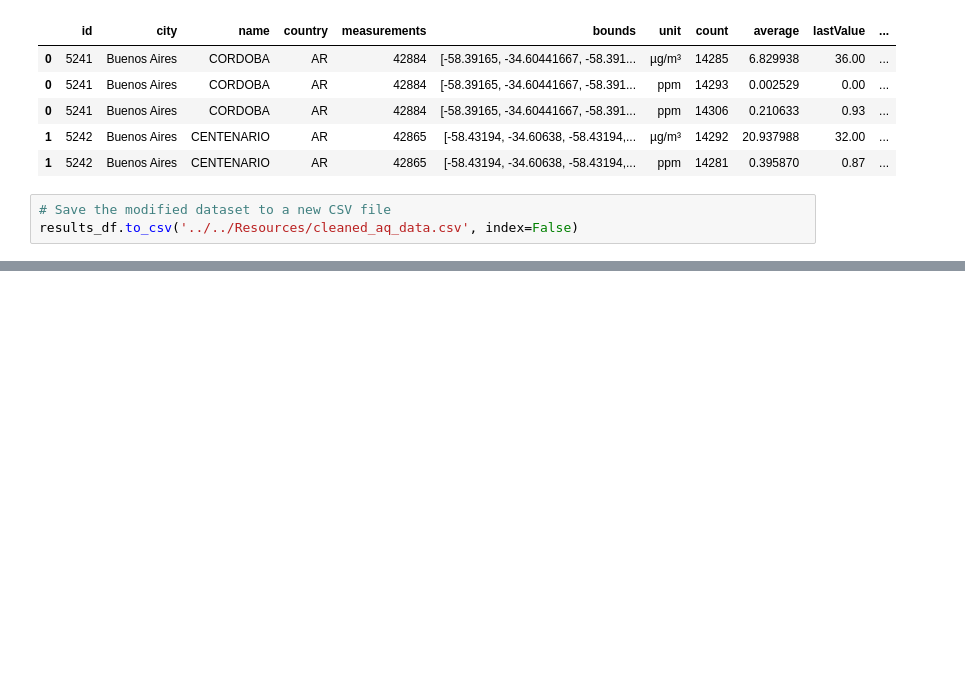
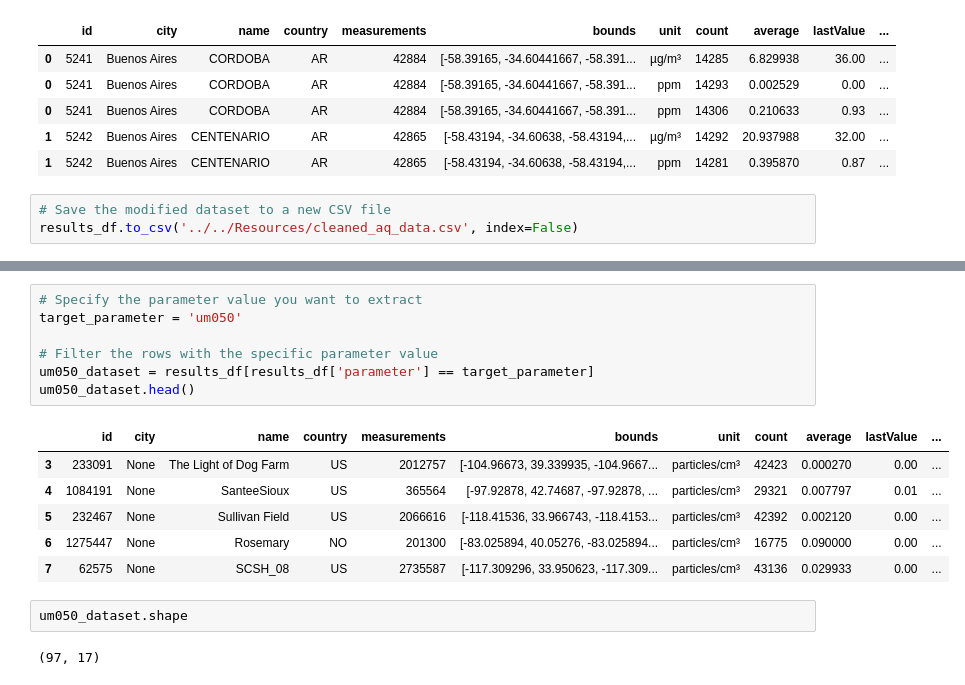
Before and after one commit to jdmandras/Project-3, a Jupyter notebook: Individual Workspaces/Natalia Lopez/Call for Openaq.ipynb, the cells around one changed output, grey strips where cells are left out. Drawn from its saved outputs; the diff is of its cells as text; blank space fills up the shorter version.

```diff
--- a/Individual Workspaces/Natalia Lopez/Call for Openaq.ipynb
+++ b/Individual Workspaces/Natalia Lopez/Call for Openaq.ipynb
@@ -199,0 +310,18 @@ results_df.to_csv('../../Resources/cleaned_aq_data.csv', index=False)
+# %%
+# Specify the parameter value you want to extract
+target_parameter = 'um050'
+
+# Filter the rows with the specific parameter value
+um050_dataset = results_df[results_df['parameter'] == target_parameter]
+um050_dataset.head()
+# %% [output]
+|  | id | city | name | country | measurements | bounds | unit | count | average | lastValue | ... |
+| 3 | 233091 | None | The Light of Dog Farm | US | 2012757 | [-104.96673, 39.339935, -104.9667... | particles/cm³ | 42423 | 0.000270 | 0.00 | ... |
+| 4 | 1084191 | None | SanteeSioux | US | 365564 | [-97.92878, 42.74687, -97.92878, ... | particles/cm³ | 29321 | 0.007797 | 0.01 | ... |
+| 5 | 232467 | None | Sullivan Field | US | 2066616 | [-118.41536, 33.966743, -118.4153... | particles/cm³ | 42392 | 0.002120 | 0.00 | ... |
+| 6 | 1275447 | None | Rosemary | NO | 201300 | [-83.025894, 40.05276, -83.025894... | particles/cm³ | 16775 | 0.090000 | 0.00 | ... |
+| 7 | 62575 | None | SCSH_08 | US | 2735587 | [-117.309296, 33.950623, -117.309... | particles/cm³ | 43136 | 0.029933 | 0.00 | ... |
+# %%
+um050_dataset.shape
+# %% [output]
+(97, 17)
```
Also changed, not shown: parts of 30 cells of this notebook.
